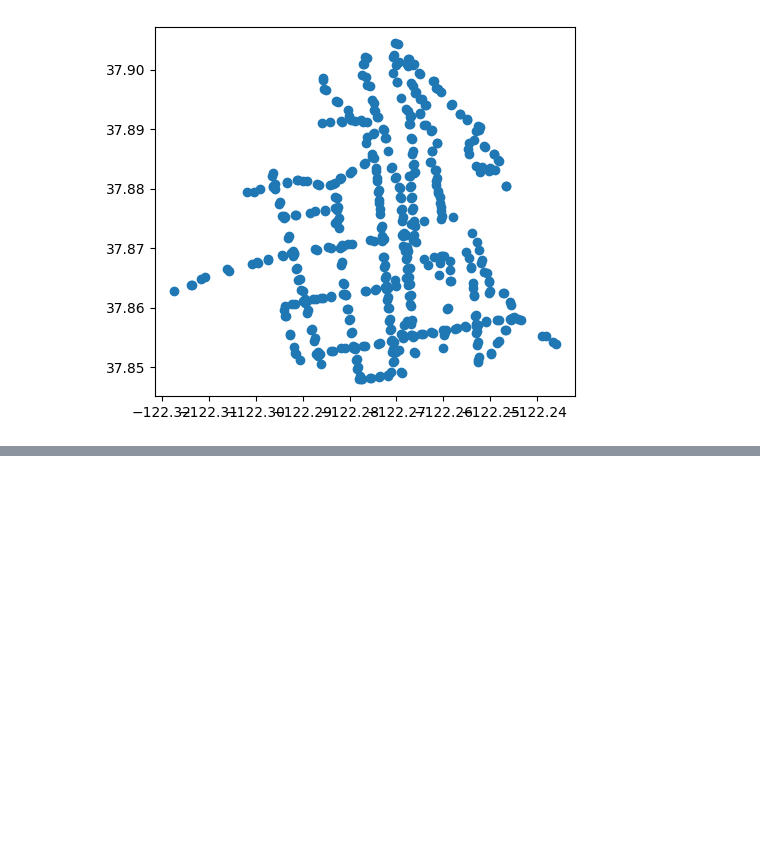
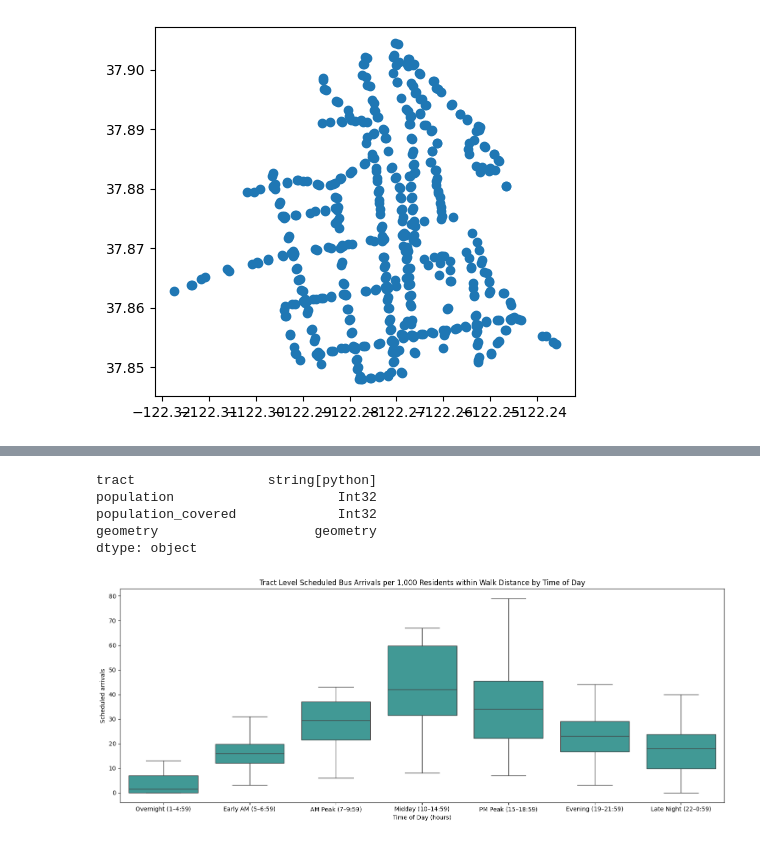
Before and after one commit to lequangvincent/ac-transit-equity, a Jupyter notebook: src/notebooks/exploration.ipynb, the cells around one changed output, grey strips where cells are left out. Cells and saved outputs as stored; diff of their text form; code cells hidden in the pictures; blank space fills up the shorter version.

```diff
--- a/src/notebooks/exploration.ipynb
+++ b/src/notebooks/exploration.ipynb
@@ -46,0 +145,40 @@ berkeley_stops.plot()
+# %%
+block_cov.convert_dtypes().dtypes
+# %% [output]
+tract                 string[python]
+population                     Int32
+population_covered             Int32
+geometry                    geometry
+dtype: object
+# %%
+tract_time_block_arrivals = gpd.read_file("./../../data/clean/tract_time_block_arrivals_normalized.geojson")
+
+plt.figure(figsize=(15, 6))
+
+time_order = [
+    "Overnight (1–4:59)",
+    "Early AM (5–6:59)",
+    "AM Peak (7–9:59)",
+    "Midday (10–14:59)",
+    "PM Peak (15–18:59)",
+    "Evening (19–21:59)",
+    "Late Night (22–0:59)",
+]
+
+sns.boxplot(
+    data=tract_time_block_arrivals,
+    x="time_block",
+    y="arrivals_per_1000_covered",
+    order=time_order,
+    showfliers=False,
+    color="#32a8a2"
+)
+
+plt.xlabel("Time of Day (hours)")
+plt.ylabel("Scheduled arrivals")
+plt.title("Tract Level Scheduled Bus Arrivals per 1,000 Residents within Walk Distance by Time of Day")
+plt.tight_layout()
+
+plt.show()
+# %% [output]
+[figure, added]
```
Also changed, not shown: parts of 16 cells of this notebook, 8 other files.
